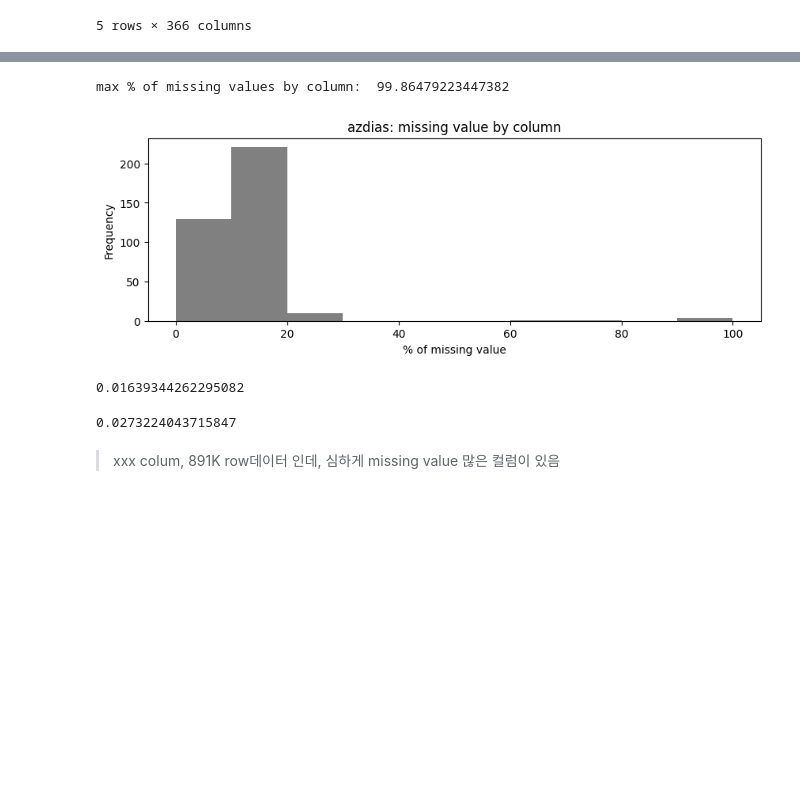
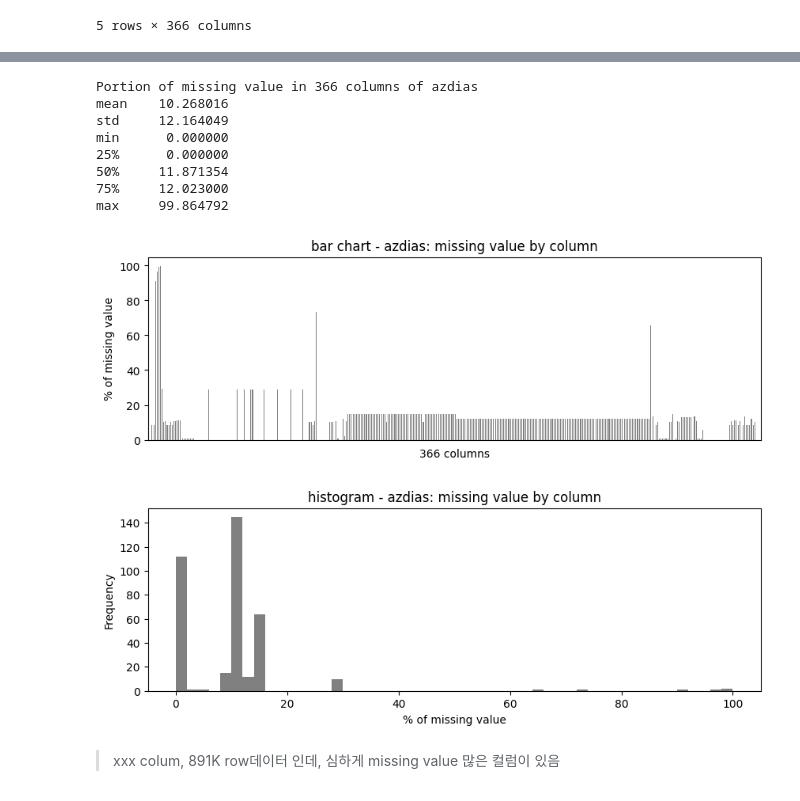
Before and after one commit to jaeyoun-chang/u_city_capstone, a Jupyter notebook: Arvato Project Workbook.ipynb, the cells around one changed output, grey strips where cells are left out. Saved outputs shown, nothing was run; the diff lists cells and outputs as text; code cells hidden in the pictures; blank space fills up the shorter version.

```diff
--- a/Arvato Project Workbook.ipynb
+++ b/Arvato Project Workbook.ipynb
@@ -142,5 +143,0 @@ def miss_val_hist(df, axis_val, xtick_bin = 10):
-# %%
-miss_val_hist(azdias, 'column')
-# %% [output]
-max % of missing values by column:  99.86479223447382
-[figure, removed]
@@ -165,13 +144,20 @@ max % of missing values by column:  99.86479223447382
-# %%
-# % of columns with missing values of over 30%
-(azdias.isnull().mean() * 100 > 30).mean()
-# %% [output]
-0.01639344262295082
-# %%
-# % of columns with missing values of 25% to 30%
-((azdias.isnull().mean() * 100 > 25) & (30 >= azdias.isnull().mean() * 100)).mean()
-# %% [output]
-0.0273224043715847
+# %%
+'''
+missing value by column
+'''
+
+miss_val_summary(azdias, 'column')
+# %% [output]
+Portion of missing value in 366 columns of azdias
+mean    10.268016
+std     12.164049
+min      0.000000
+25%      0.000000
+50%     11.871354
+75%     12.023000
+max     99.864792
+[figure, added]
+[figure, added]
 # %% [markdown]
 > xxx colum, 891K row데이터 인데, 심하게 missing value 많은 컬럼이 있음
 >
```
Also changed, not shown: parts of 39 cells of this notebook.
